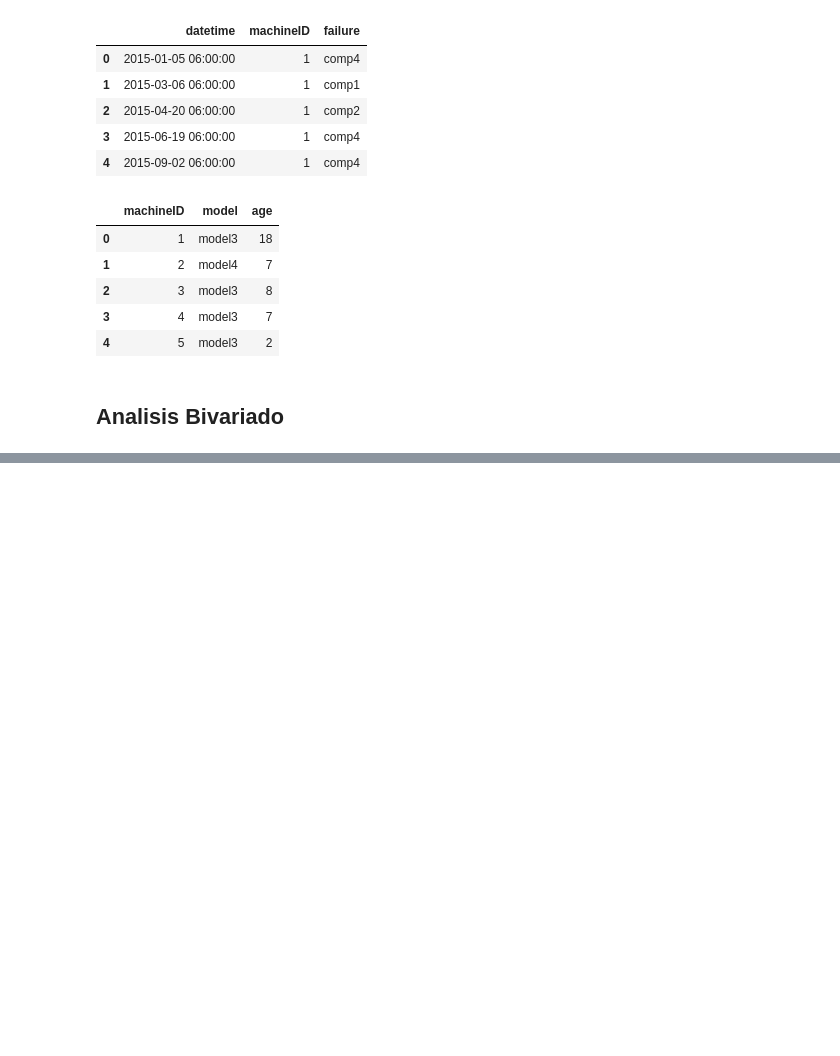
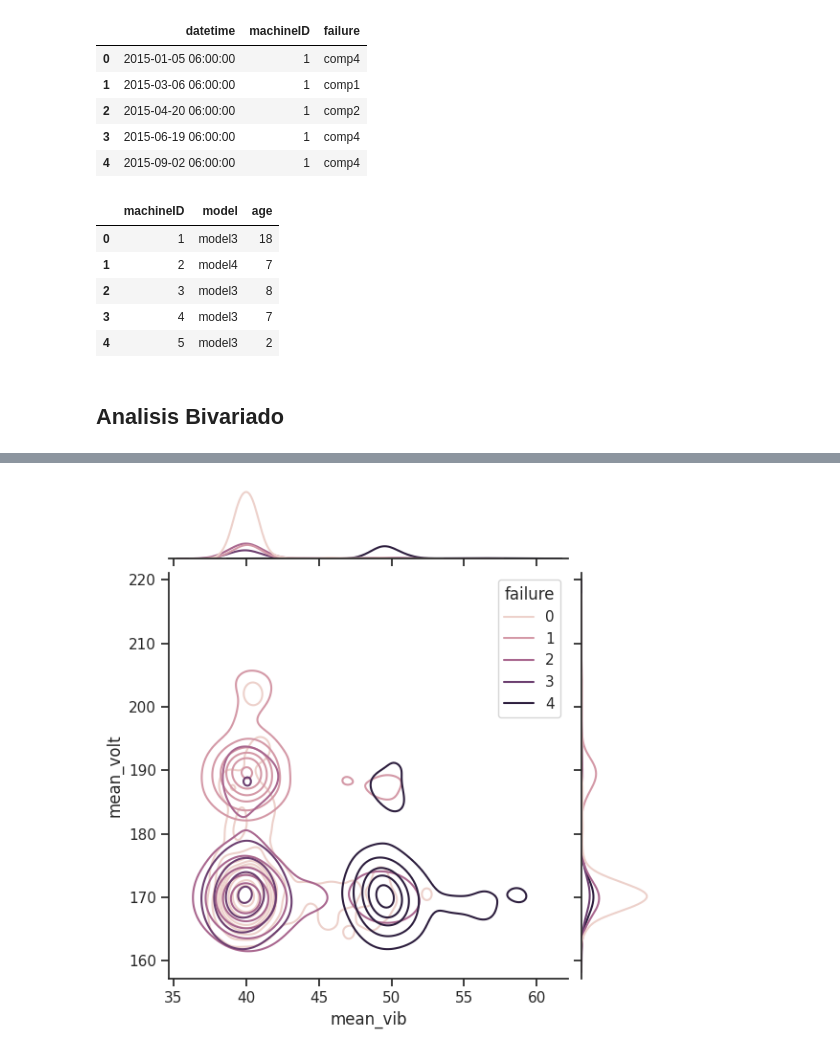
Before and after one commit to Luis-ramirez-r/predictive_maintenance, a Jupyter notebook: notebooks/Clase36.ipynb, the cells around one changed output, grey strips where cells are left out. Saved outputs shown, nothing was run; the diff lists cells and outputs as text; code cells hidden in the pictures; blank space fills up the shorter version.

```diff
--- a/notebooks/Clase36.ipynb
+++ b/notebooks/Clase36.ipynb
@@ -162,0 +323,10 @@ Bad pipe message: %s [b'']
+# %%
+sns.set_theme(style="ticks")
+# Show the joint distribution using kernel density estimation
+g = sns.jointplot(
+    data=datos_telemetria_agg,
+    x="mean_vib", y="mean_volt", hue="failure",
+    kind="kde",
+)
+# %% [output]
+[figure, added]
```
Also changed, not shown: parts of 26 cells of this notebook.
